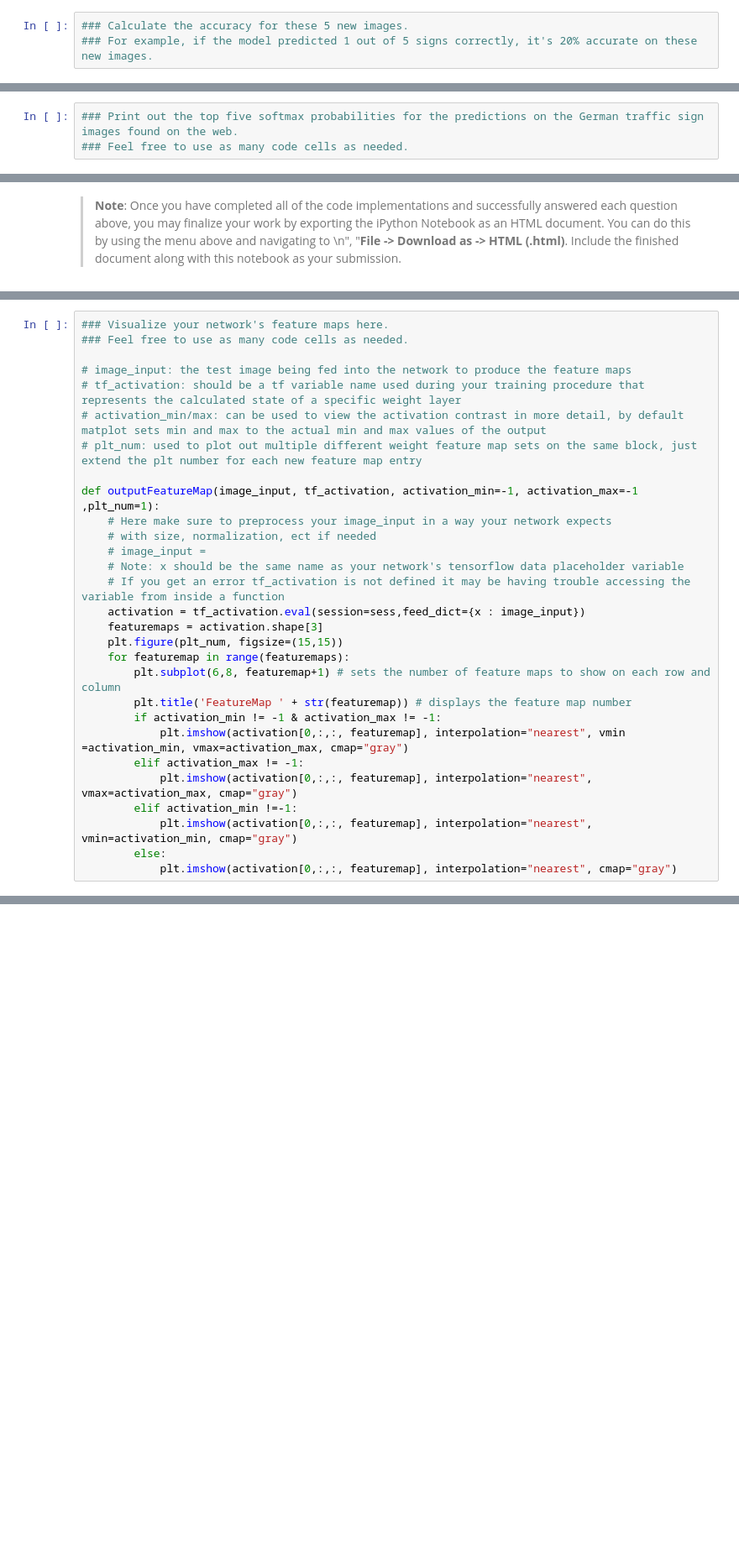
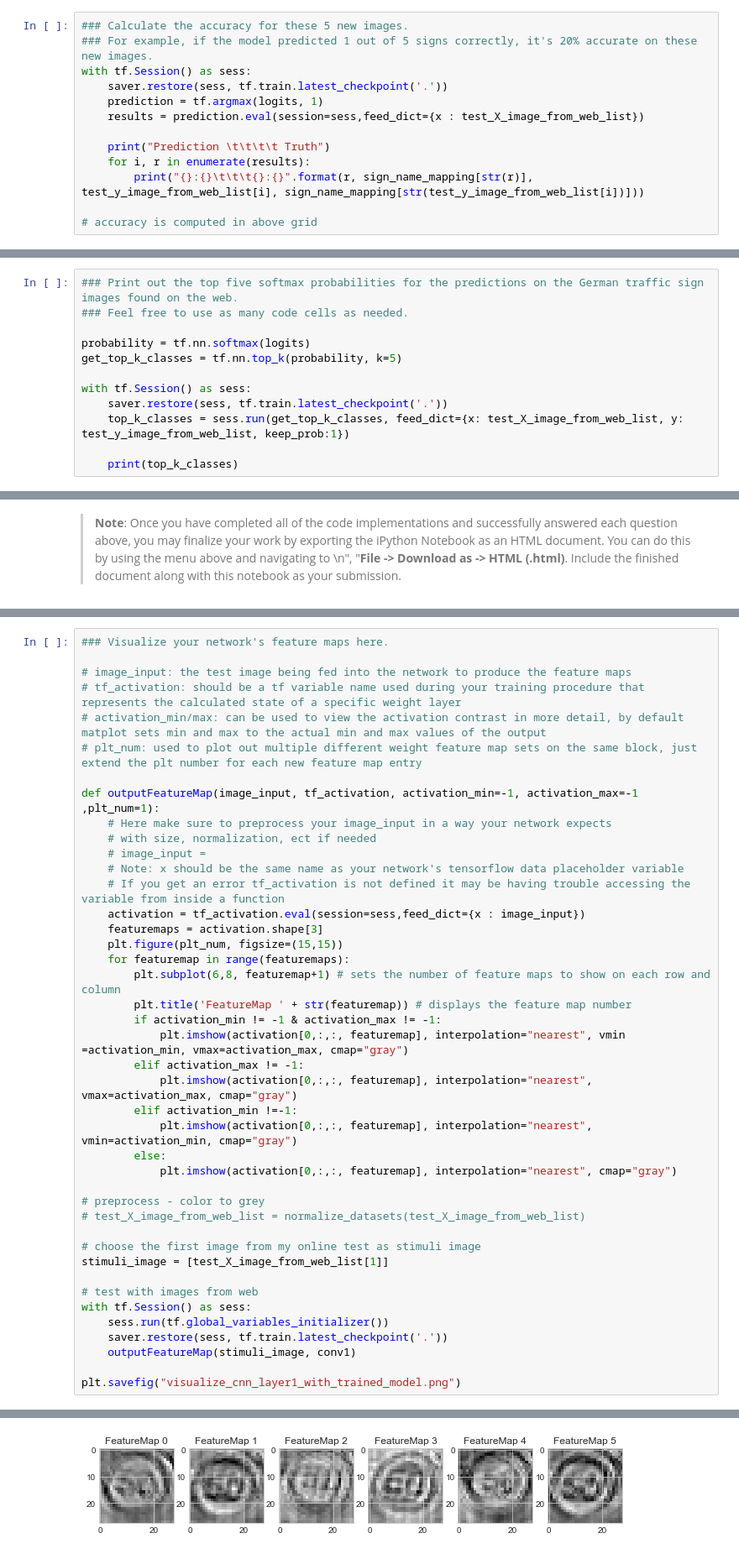
Before and after one commit to wangjubo/Udacity, a Jupyter notebook: SelfDrivingCarNanoDegree/CarND-Traffic-Sign-Classifier-Project/Traffic_Sign_Classifier.ipynb, the cells around one changed output, grey strips where cells are left out. Shown at 84% size. Cells and saved outputs as stored; diff of their text form; blank space fills up the shorter version.

```diff
--- a/SelfDrivingCarNanoDegree/CarND-Traffic-Sign-Classifier-Project/Traffic_Sign_Classifier.ipynb
+++ b/SelfDrivingCarNanoDegree/CarND-Traffic-Sign-Classifier-Project/Traffic_Sign_Classifier.ipynb
@@ -452,3 +527,13 @@ for index, img in enumerate(image_list):
 # %%
 ### Calculate the accuracy for these 5 new images.
 ### For example, if the model predicted 1 out of 5 signs correctly, it's 20% accurate on these new images.
+with tf.Session() as sess:
+    saver.restore(sess, tf.train.latest_checkpoint('.'))
+    prediction = tf.argmax(logits, 1)
+    results = prediction.eval(session=sess,feed_dict={x : test_X_image_from_web_list})
+
+    print("Prediction \t\t\t\t Truth")
+    for i, r in enumerate(results):
+        print("{}:{}\t\t\t{}:{}".format(r, sign_name_mapping[str(r)], test_y_image_from_web_list[i], sign_name_mapping[str(test_y_image_from_web_list[i])]))
+
+# accuracy is computed in above grid
@@ -495,3 +588,12 @@ Looking just at the first row we get `[ 0.34763842,  0.24879643,  0.12789202]`,
 # %%
 ### Print out the top five softmax probabilities for the predictions on the German traffic sign images found on the web.
 ### Feel free to use as many code cells as needed.
+
+probability = tf.nn.softmax(logits)
+get_top_k_classes = tf.nn.top_k(probability, k=5)
+
+with tf.Session() as sess:
+    saver.restore(sess, tf.train.latest_checkpoint('.'))
+    top_k_classes = sess.run(get_top_k_classes, feed_dict={x: test_X_image_from_web_list, y: test_y_image_from_web_list, keep_prob:1})
+
+    print(top_k_classes)
@@ -523,7 +641,6 @@ For an example of what feature map outputs look like, check out NVIDIA's results
  <p></p>
 # %%
 ### Visualize your network's feature maps here.
-### Feel free to use as many code cells as needed.
 
 # image_input: the test image being fed into the network to produce the feature maps
 # tf_activation: should be a tf variable name used during your training procedure that represents the calculated state of a specific weight layer
@@ -550,3 +667,18 @@ def outputFeatureMap(image_input, tf_activation, activation_min=-1, activation_m
             plt.imshow(activation[0,:,:, featuremap], interpolation="nearest", vmin=activation_min, cmap="gray")
         else:
             plt.imshow(activation[0,:,:, featuremap], interpolation="nearest", cmap="gray")
+
+# preprocess - color to grey
+# test_X_image_from_web_list = normalize_datasets(test_X_image_from_web_list)
+
+# choose the first image from my online test as stimuli image
+stimuli_image = [test_X_image_from_web_list[1]]
+
+# test with images from web
+with tf.Session() as sess:
+    sess.run(tf.global_variables_initializer())
+    saver.restore(sess, tf.train.latest_checkpoint('.'))
+    outputFeatureMap(stimuli_image, conv1)
+
+plt.savefig("visualize_cnn_layer1_with_trained_model.png")
+# %% [output]
@@ -552,0 +686 @@ def outputFeatureMap(image_input, tf_activation, activation_min=-1, activation_m
+[figure, added]
```
Also changed, not shown: parts of 16 cells of this notebook, 10 other files.
